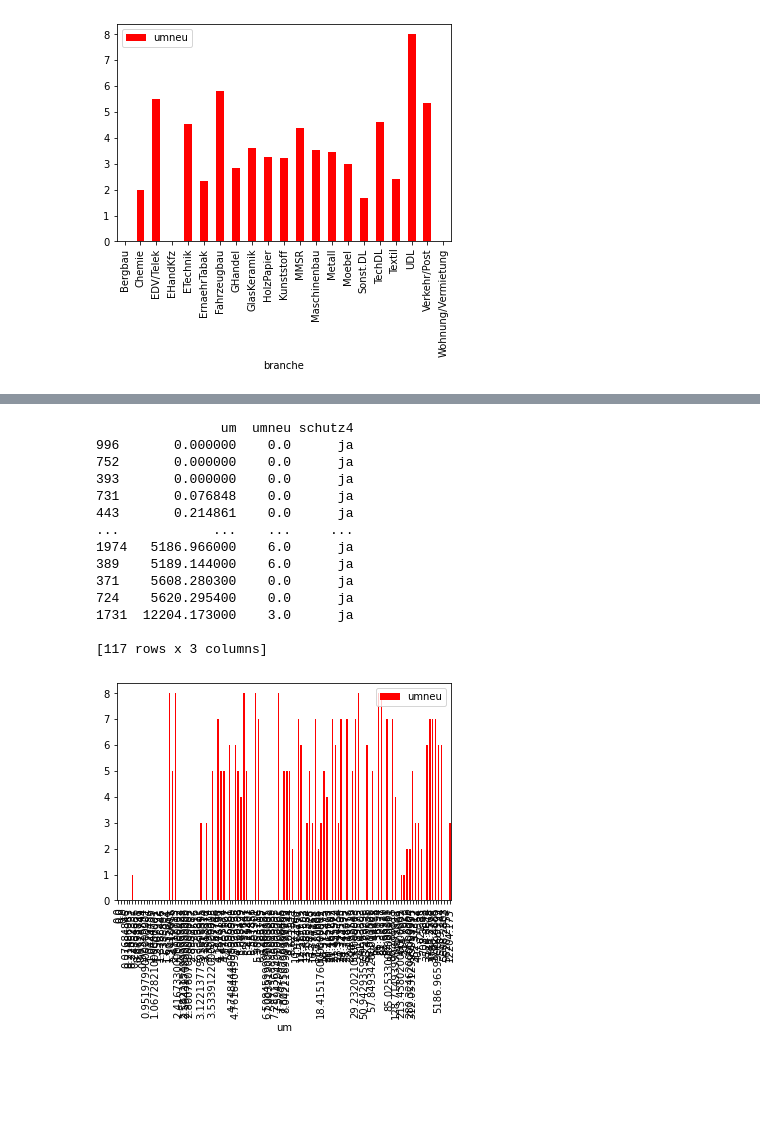
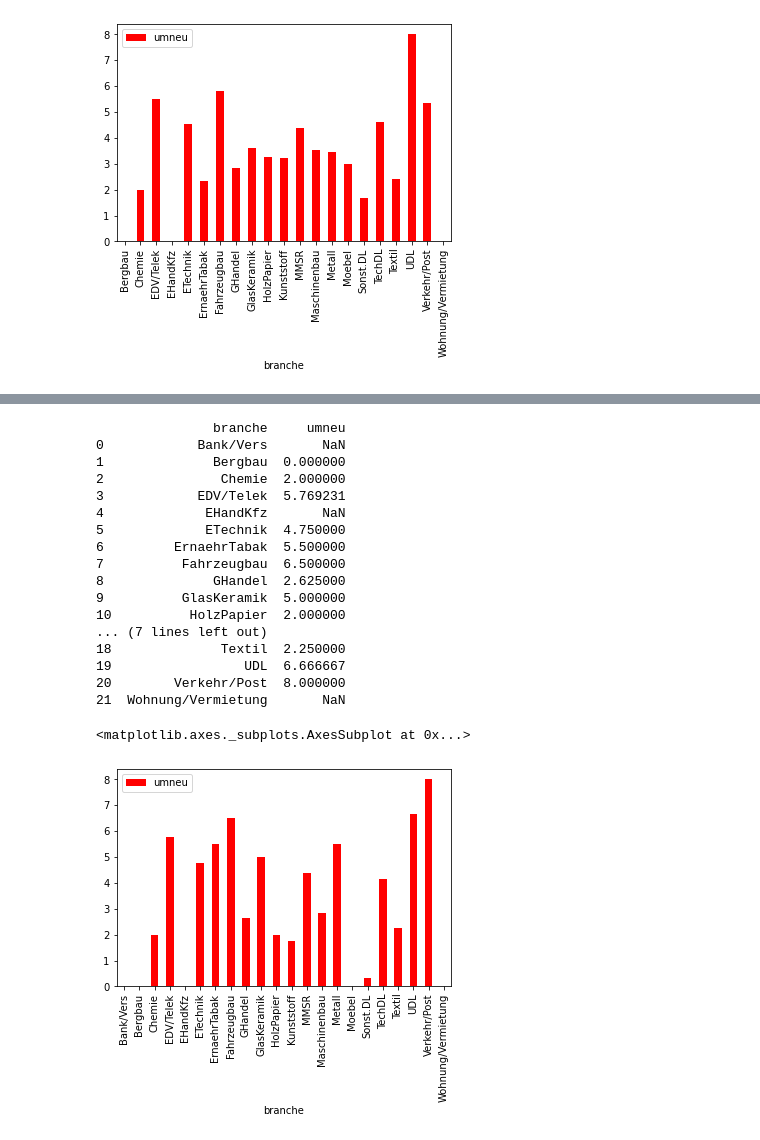
Before and after one commit to limarizon/Economics-and-Innovation-of-IP-Practica, a Jupyter notebook: script.ipynb, the cells around one changed output, grey strips where cells are left out. Cells and saved outputs as stored; diff of their text form; code cells hidden in the pictures; blank space fills up the shorter version.

Commit message:
Grafiek branch voor de 7 ip's

```diff
--- a/script.ipynb
+++ b/script.ipynb
@@ -276,36 +243,33 @@ df.loc[df['schutz4']=='nein']
 # %%
 #Copyrights
-#df['schutz4'].dropna()
-
-schutz4 = df['schutz4'].dropna()
-
-dfSchutz4IPTrue = df.loc[df['schutz4']=='ja']
-
-dfSchutz4IPTrue = dfSchutz4IPTrue.replace(['x=0','0<x<5','5<=x<10','10<=x<15','15<=x<20',
+dfCommon4 = dataSet.filter(items=['branche', 'umneu', 'schutz4'])
+dfCommon4 = dfCommon4.replace(['x=0','0<x<5','5<=x<10','10<=x<15','15<=x<20',
                                            '20<=x<30','30<=x<50', '50<=x<75', '75<=x<=100'],
                                           [0,1,2,3,4,5,6,7,8])
+dfCommon4 = dfCommon4.loc[dfCommon4['schutz4']=='ja']
 
-dfSchutz4IPTrue['umneu'].fillna(0, inplace=True)
-dfSchutz4IPTrue['um'].fillna(0, inplace=True)
-dfSchutz4IPTrue = dfSchutz4IPTrue.sort_values(by=['um'], ascending=True)
-print(dfSchutz4IPTrue)
-dfSchutz4IPTrue.plot(kind='bar', x='um', y= 'umneu', color='red')
-
-plt.show()
+dfCommon4['branche'].unique()
+copyrightsAnalysis = dfCommon4.groupby('branche', as_index=False)['umneu'].mean()
+print(copyrightsAnalysis)
+copyrightsAnalysis.plot(kind='bar', x='branche', y= 'umneu', color='red')
 # %% [output]
-                um  umneu schutz4
-996       0.000000    0.0      ja
-752       0.000000    0.0      ja
-393       0.000000    0.0      ja
-731       0.076848    0.0      ja
-443       0.214861    0.0      ja
-...            ...    ...     ...
-1974   5186.966000    6.0      ja
-389    5189.144000    6.0      ja
-371    5608.280300    0.0      ja
-724    5620.295400    0.0      ja
-1731  12204.173000    3.0      ja
-
-[117 rows x 3 columns]
+               branche     umneu
+0            Bank/Vers       NaN
+1              Bergbau  0.000000
+2               Chemie  2.000000
+3            EDV/Telek  5.769231
+4             EHandKfz       NaN
+5             ETechnik  4.750000
+6         ErnaehrTabak  5.500000
+7          Fahrzeugbau  6.500000
+8              GHandel  2.625000
+9          GlasKeramik  5.000000
+10          HolzPapier  2.000000
+... (7 lines left out)
+18              Textil  2.250000
+19                 UDL  6.666667
+20        Verkehr/Post  8.000000
+21  Wohnung/Vermietung       NaN
+<matplotlib.axes._subplots.AxesSubplot at 0x...>
-[figure, old version]
+[figure, new version]
 # %%
```
Also changed, not shown: parts of 8 cells of this notebook.
